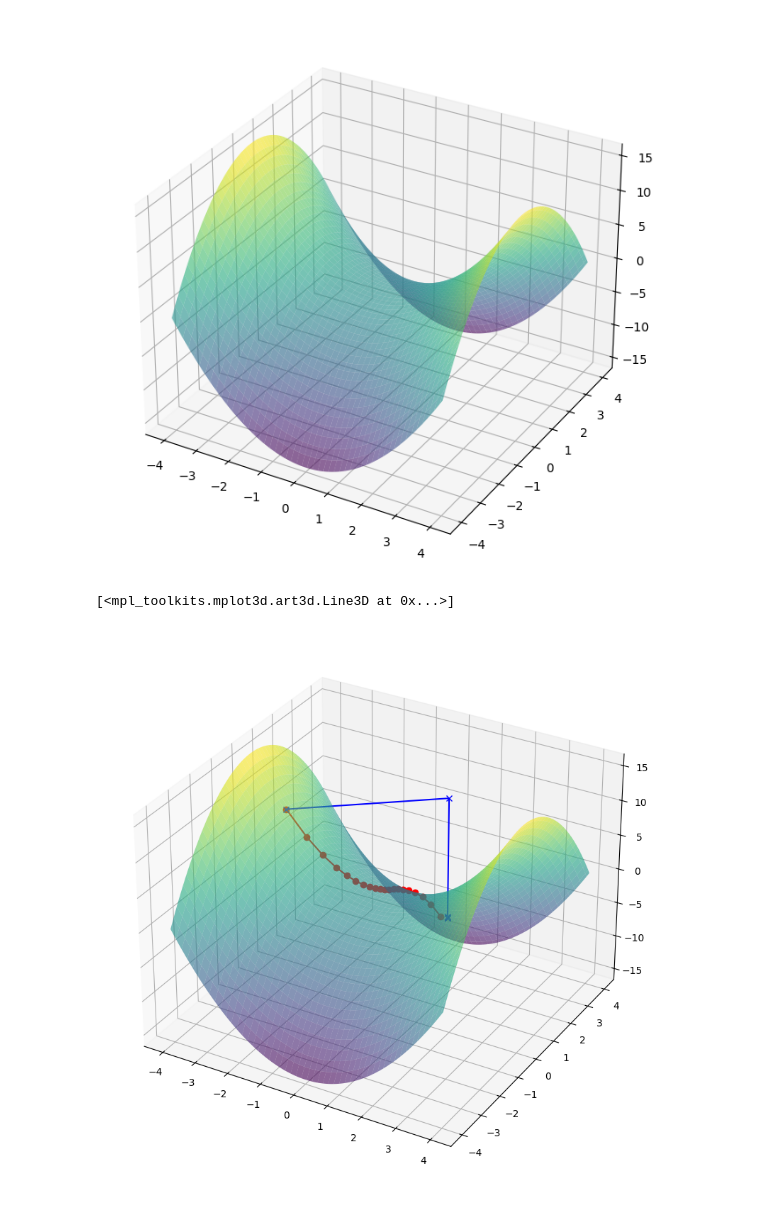
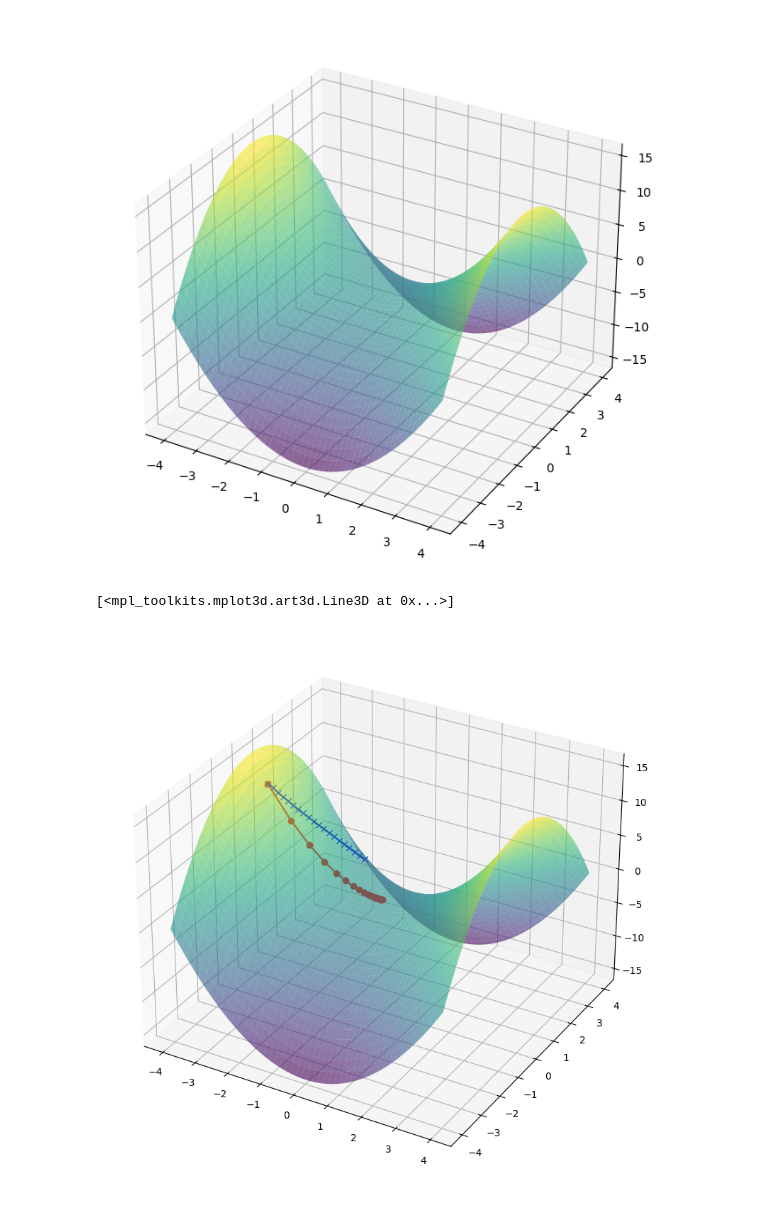
Before and after one commit to halean/jupyterlite_extra, a Jupyter notebook: content/gradient-descent.ipynb, the cells around one changed output. Cells and saved outputs as stored; diff of their text form; code cells hidden in the pictures.

```diff
--- a/content/gradient-descent.ipynb
+++ b/content/gradient-descent.ipynb
@@ -79,36 +79,36 @@ def adam2(params, grads, m, v, t, lr=0.1, beta1=0.9, beta2=0.999, epsilon=1e-8):
 # random array of shape (2,) from -4 to 4
 init_params = np.random.uniform(low=-4, high=4, size=(2,))
 # %%
-init_params = [-3, 0.1]
+init_params = [-3.5, 0.001]
 steps_adam = [init_params.copy()]
 steps_sgd = [init_params.copy()]
 loss_sgd = [loss_fn(init_params)]
 m = np.zeros_like(init_params)
 v = np.zeros_like(init_params)
 lr = 0.1
 loss_adam = [loss_fn(init_params)]
 
 for step in range(1, 20):
 
     params_sgd = sgd(steps_sgd[step - 1], gradient(steps_sgd[step - 1]), lr)
     loss_sgd.append(loss_fn(params_sgd))
     steps_sgd.append(params_sgd)
-    params_adam, m, v = adam(
+    params_adam, m, v = adam2(
         steps_adam[step - 1], gradient(steps_adam[step - 1]), m=m, v=v, t=step, lr=lr
     )
-    steps_adam.append(new_params)
+    steps_adam.append(params_adam)
     loss_adam.append(loss_fn(params_adam))
 
 fig = plt.figure(figsize=(14, 10))
 ax = fig.add_subplot(111, projection='3d')
 steps_sgd = np.array(steps_sgd)
 
 # Plot the loss surface
 ax.plot_surface(X, Y, Z, cmap=cm.viridis, alpha=0.6, edgecolor='none')
 steps_adam = np.array(steps_adam)
 # Plot the SGD path
 ax.plot(steps_sgd[:,0], steps_sgd[:,1], loss_sgd, marker='o', color='red', label='SGD')
 ax.plot(steps_adam[:,0], steps_adam[:,1], loss_adam, marker='x', color='blue', label='Adam')
 # %% [output]
 [<mpl_toolkits.mplot3d.art3d.Line3D at 0x...>]
-[figure, old version]
+[figure, new version]
```
Also changed, not shown: parts of 2 cells of this notebook.
